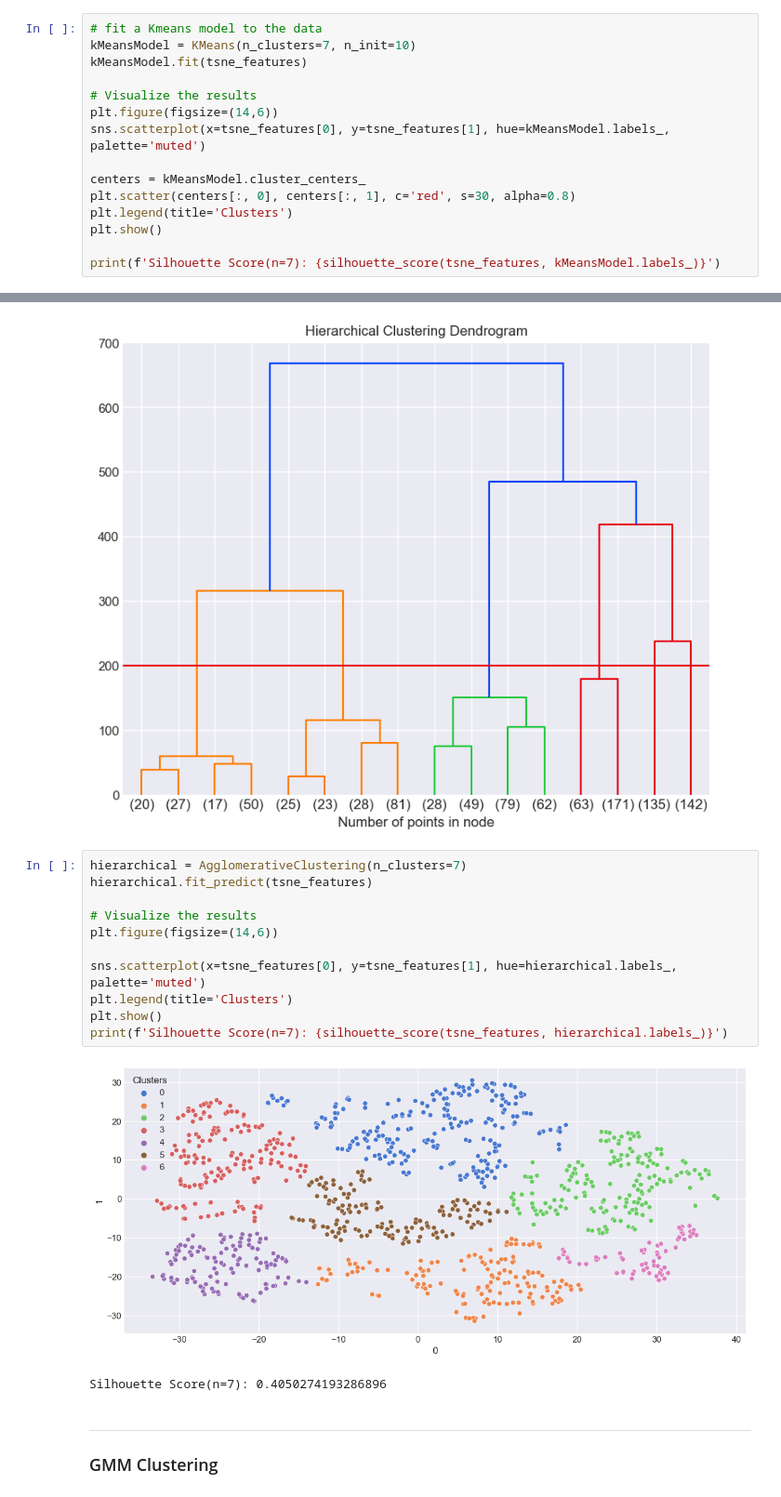
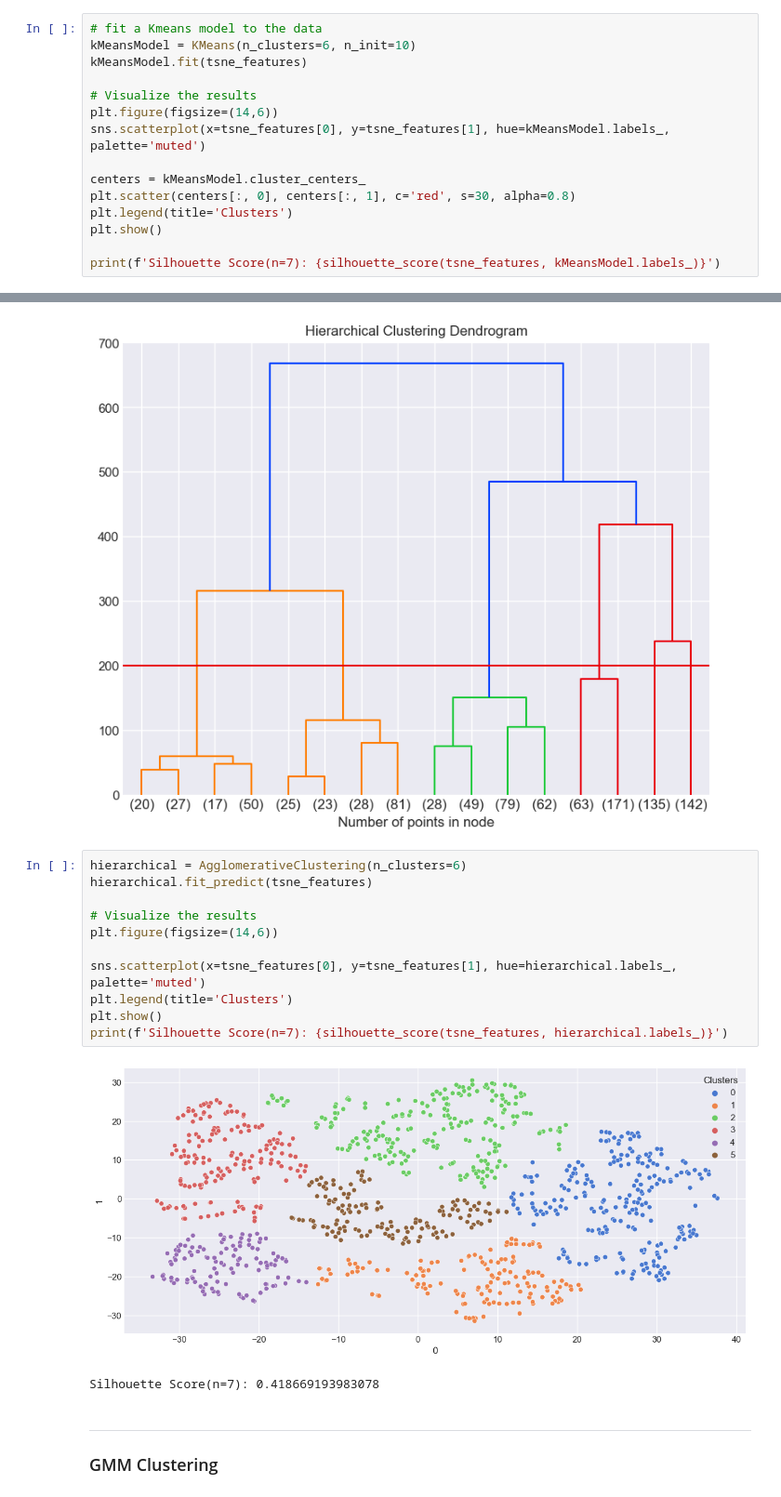
Before and after one commit to y0ngjie/AIML-ST1511-CA2, a Jupyter notebook: clustering copy.ipynb, the cells around one changed output, grey strips where cells are left out. Shown at 93% size. Cells and saved outputs as stored; diff of their text form.

```diff
--- a/clustering copy.ipynb
+++ b/clustering copy.ipynb
@@ -386,7 +422,7 @@ plot_optimalK(tsne_features)
 <hr>
 # %%
 # fit a Kmeans model to the data
-kMeansModel = KMeans(n_clusters=7, n_init=10)
+kMeansModel = KMeans(n_clusters=6, n_init=10)
 kMeansModel.fit(tsne_features)
 
 # Visualize the results
@@ -440,19 +476,19 @@ plt.show()
 # %% [output]
 [figure]
 # %%
-hierarchical = AgglomerativeClustering(n_clusters=7)
+hierarchical = AgglomerativeClustering(n_clusters=6)
 hierarchical.fit_predict(tsne_features)
 
 # Visualize the results
 plt.figure(figsize=(14,6))
 
 sns.scatterplot(x=tsne_features[0], y=tsne_features[1], hue=hierarchical.labels_, palette='muted')
 plt.legend(title='Clusters')
 plt.show()
 print(f'Silhouette Score(n=7): {silhouette_score(tsne_features, hierarchical.labels_)}')
 # %% [output]
-[figure, old version]
+[figure, new version]
-Silhouette Score(n=7): 0.4050274193286896
+Silhouette Score(n=7): 0.418669193983078
 # %% [markdown]
 <hr>
 
```
Also changed, not shown: parts of 9 cells of this notebook.
